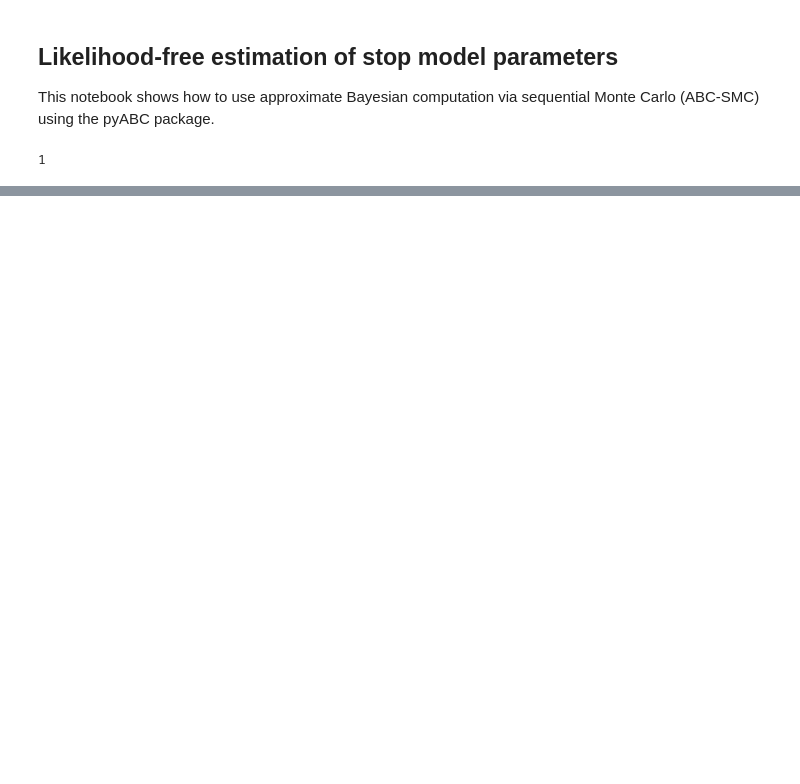
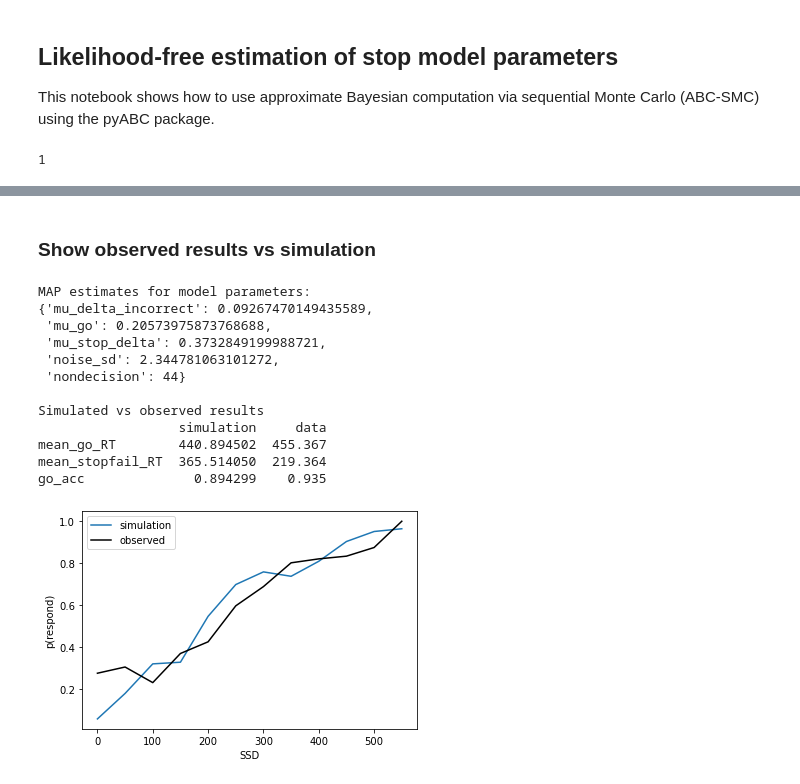
Before and after one commit to henrymj/ABCD_simulations, a Jupyter notebook: generative_model/analyze_pyABC.ipynb, the cells around one changed output, grey strips where cells are left out. Cells and saved outputs as stored; diff of their text form; code cells hidden in the pictures; blank space fills up the shorter version.

```diff
--- a/generative_model/analyze_pyABC.ipynb
+++ b/generative_model/analyze_pyABC.ipynb
@@ -110,0 +69,31 @@ if plot_ci:
+# %% [markdown]
+### Show observed results vs simulation
+# %%
+print('MAP estimates for model parameters:')
+pprint(map_estimates)
+
+simulation = stopsignal_model(map_estimates)
+
+results_df = pd.DataFrame(columns=['simulation', 'data'])
+
+for k in simulation:
+     if not k.find('presp')>-1:
+         # print(k, simulation[k], observed_data[k])
+         results_df.loc[k] = [simulation[k], observed_data[k]]
+print()
+print('Simulated vs observed results:')
+print(results_df)
+# %% [output]
+MAP estimates for model parameters:
+{'mu_delta_incorrect': 0.09267470149435589,
+ 'mu_go': 0.20573975873768688,
+ 'mu_stop_delta': 0.3732849199988721,
+ 'noise_sd': 2.344781063101272,
+ 'nondecision': 44}
+
+Simulated vs observed results
+                  simulation     data
+mean_go_RT        440.894502  455.367
+mean_stopfail_RT  365.514050  219.364
+go_acc              0.894299    0.935
+[figure, added]
```
Also changed, not shown: parts of 10 cells of this notebook.
